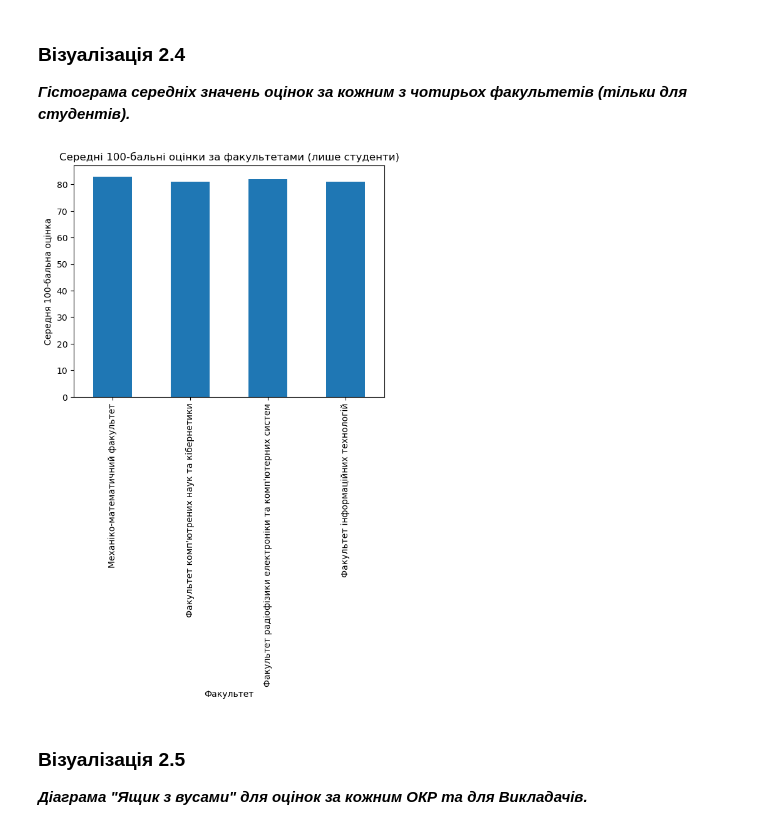
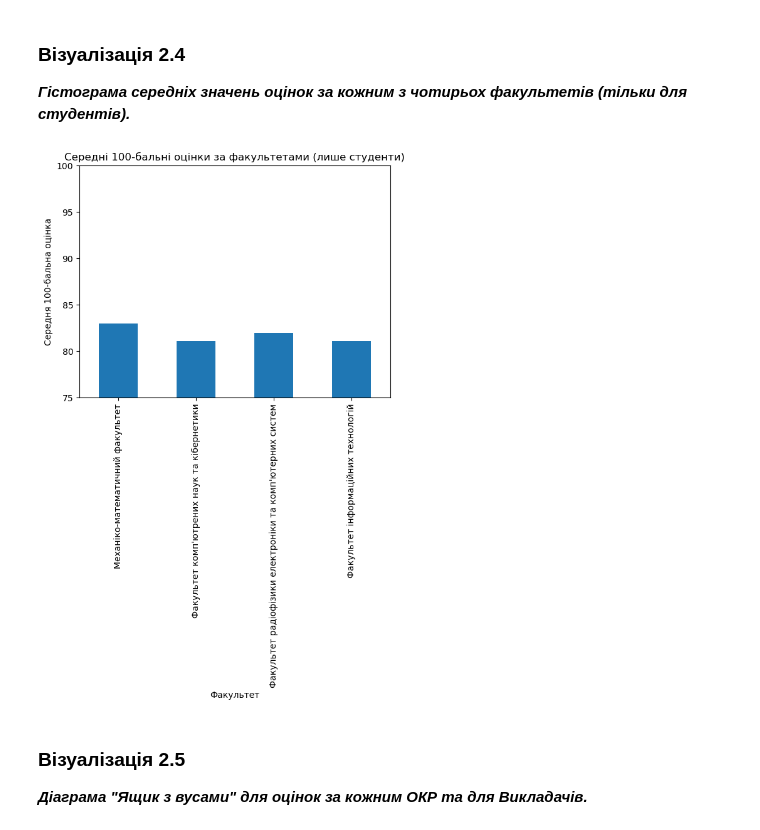
Before and after one commit to kshchuk/uni, a Jupyter notebook: 8-sem/MIS/Lab-2.ipynb, the cells around one changed output. Saved outputs shown, nothing was run; the diff lists cells and outputs as text; code cells hidden in the pictures.

```diff
--- a/8-sem/MIS/Lab-2.ipynb
+++ b/8-sem/MIS/Lab-2.ipynb
@@ -322,14 +322,15 @@ _**Гістограма середніх значень оцінок за кож
 # %%
 faculty_means = df_students.groupby("faculty")["100_score"].mean().dropna()
 
 plt.figure()
 faculty_means.plot(kind='bar')
 plt.title("Середні 100-бальні оцінки за факультетами (лише студенти)")
 plt.xlabel("Факультет")
 plt.ylabel("Середня 100-бальна оцінка")
+plt.ylim(75, 100)
 plt.show()
 # %% [output]
-[figure, old version]
+[figure, new version]
 # %% [markdown]
 ### Візуалізація 2.5
 
```
Also changed, not shown: parts of 3 cells of this notebook, 7 other files.
